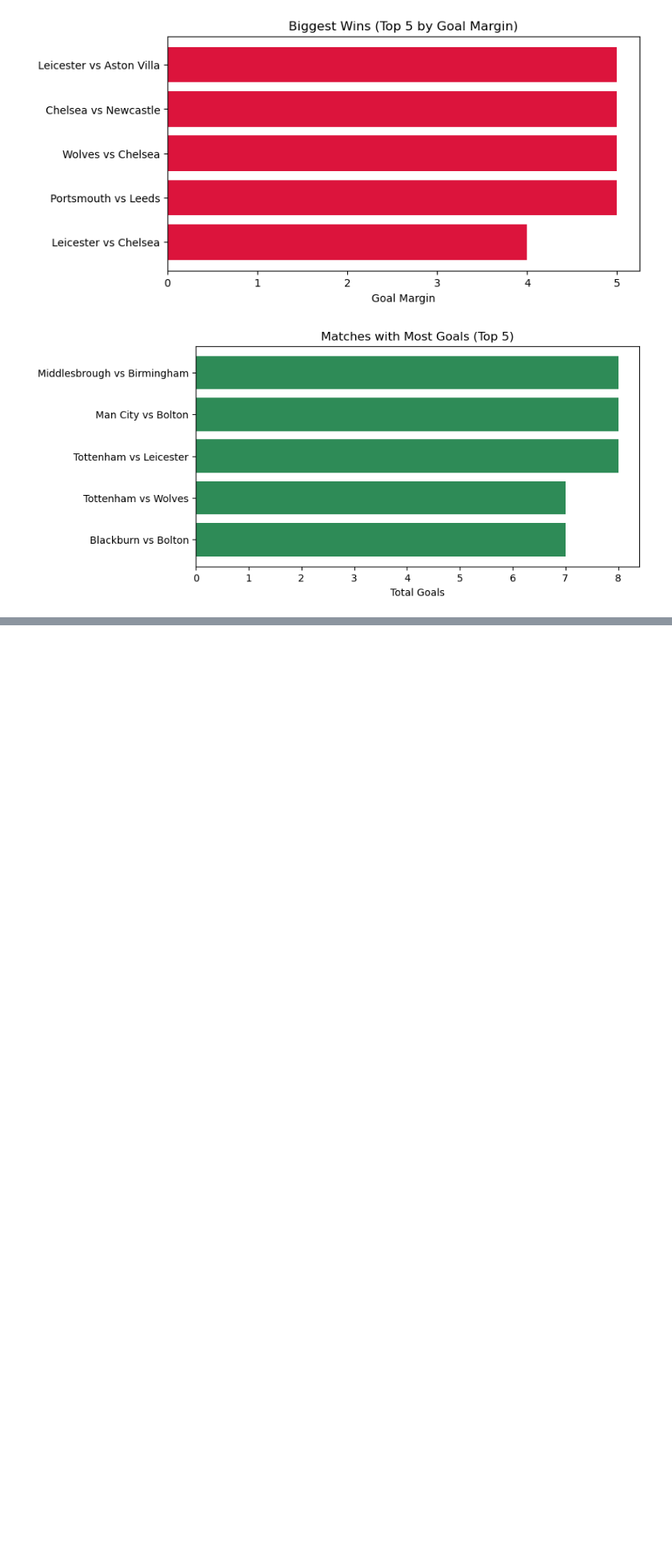
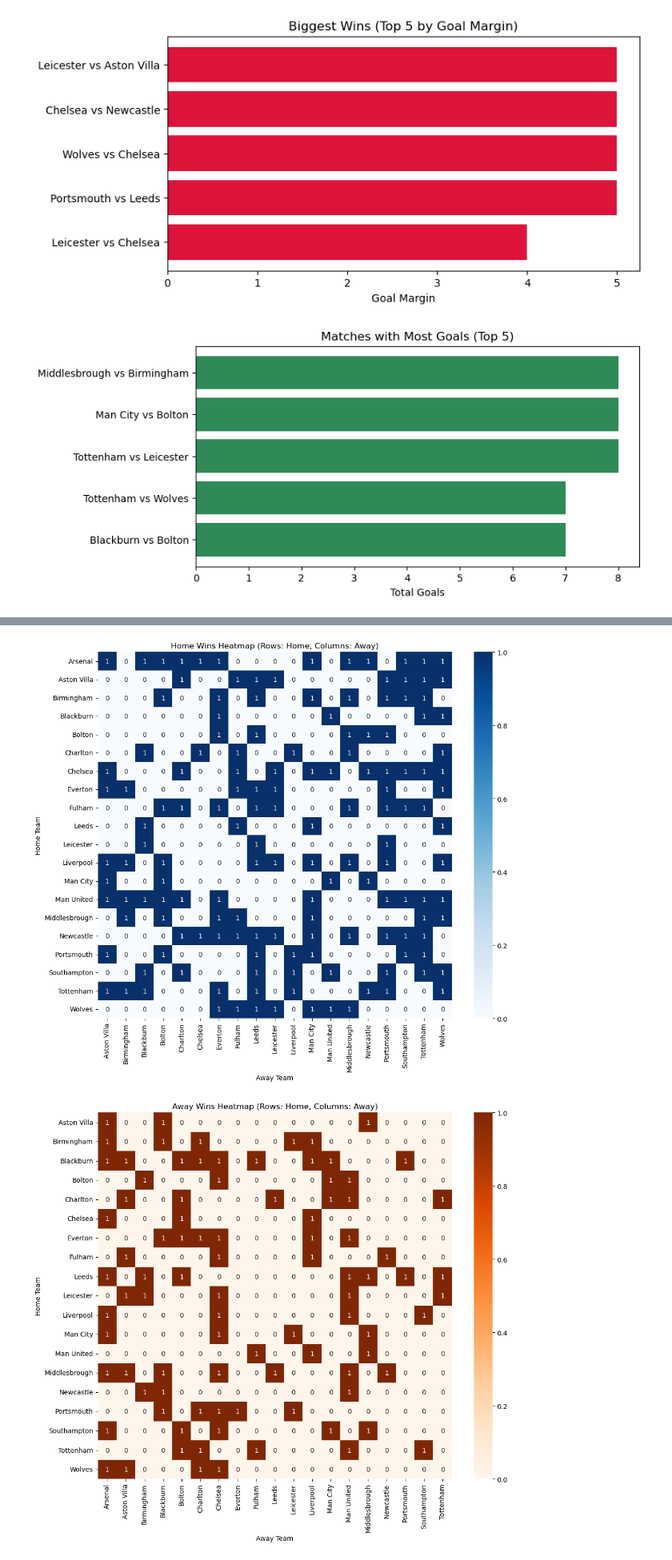
Before and after one commit to Lanthanum89/Premier-League-2003-2004-Data-Analysis, a Jupyter notebook: Premier-League-2003-2004.ipynb, the cells around one changed output, grey strips where cells are left out. Shown at 80% size. Saved outputs shown, nothing was run; the diff lists cells and outputs as text; code cells hidden in the pictures; blank space fills up the shorter version.

```diff
--- a/Premier-League-2003-2004.ipynb
+++ b/Premier-League-2003-2004.ipynb
@@ -274,0 +433,31 @@ plt.show()
+# %%
+import seaborn as sns
+
+# Create pivot tables for home wins, away wins, and draws
+home_win_matrix = prem[prem['FTR']=='H'].pivot_table(index='HomeTeam', columns='AwayTeam', values='FTR', aggfunc='count', fill_value=0)
+away_win_matrix = prem[prem['FTR']=='A'].pivot_table(index='HomeTeam', columns='AwayTeam', values='FTR', aggfunc='count', fill_value=0)
+draw_matrix = prem[prem['FTR']=='D'].pivot_table(index='HomeTeam', columns='AwayTeam', values='FTR', aggfunc='count', fill_value=0)
+
+plt.figure(figsize=(12,10))
+sns.heatmap(home_win_matrix, annot=True, fmt='d', cmap='Blues')
+plt.title('Home Wins Heatmap (Rows: Home, Columns: Away)')
+plt.ylabel('Home Team')
+plt.xlabel('Away Team')
+plt.show()
+
+plt.figure(figsize=(12,10))
+sns.heatmap(away_win_matrix, annot=True, fmt='d', cmap='Oranges')
+plt.title('Away Wins Heatmap (Rows: Home, Columns: Away)')
+plt.ylabel('Home Team')
+plt.xlabel('Away Team')
+plt.show()
+
+plt.figure(figsize=(12,10))
+sns.heatmap(draw_matrix, annot=True, fmt='d', cmap='Greens')
+plt.title('Draws Heatmap (Rows: Home, Columns: Away)')
+plt.ylabel('Home Team')
+plt.xlabel('Away Team')
+plt.show()
+# %% [output]
+[figure, added]
+[figure, added]
```
Also changed, not shown: parts of 20 cells of this notebook.
